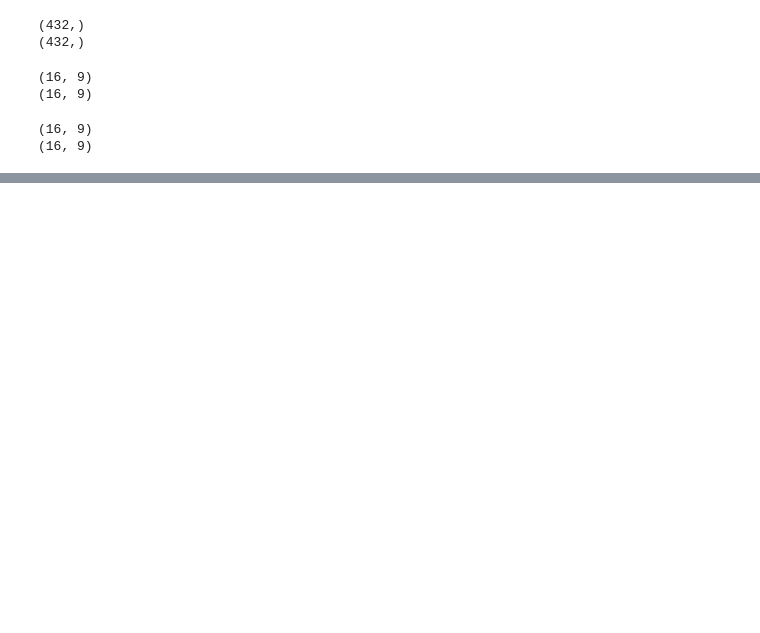
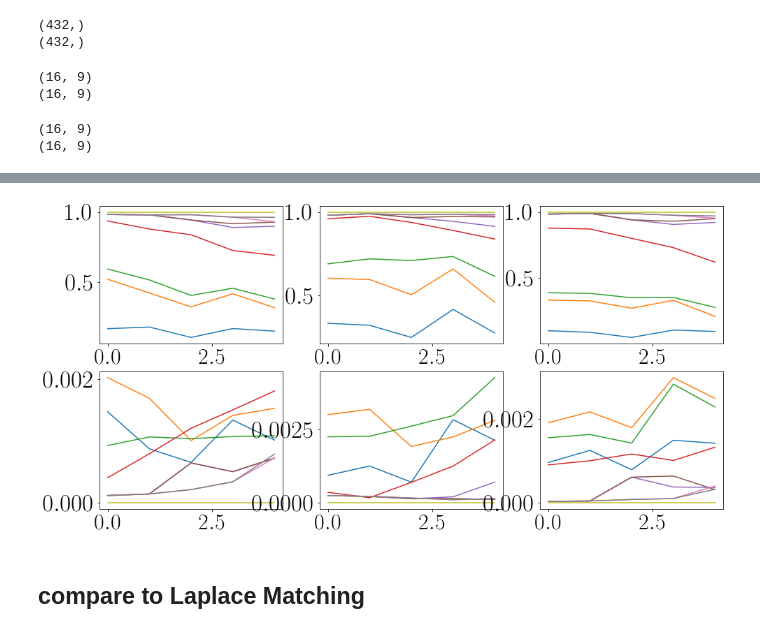
Before and after one commit to mariushobbhahn/Laplace_Matching_for_GLMs, a Jupyter notebook: exp/Dirichlet_Experiment/BTW Bezirksebene Experiment.ipynb, the cells around one changed output, grey strips where cells are left out. Drawn from its saved outputs; the diff is of its cells as text; code cells hidden in the pictures; blank space fills up the shorter version.

```diff
--- a/exp/Dirichlet_Experiment/BTW Bezirksebene Experiment.ipynb
+++ b/exp/Dirichlet_Experiment/BTW Bezirksebene Experiment.ipynb
@@ -906,0 +1034,30 @@ for i in range(len(sm_cum_results_samples)):
+# %%
+# repeat for 5 samples
+
+training_samples_Markt_sm_cum_5, training_samples_Wanne_sm_cum_5, training_samples_Franz_sm_cum_5 = training_samples_sm_cum(post_samples_5)
+
+
+training_samples_Markt_sm_cum_mean_5 = np.mean(training_samples_Markt_sm_cum_5, 0)
+training_samples_Markt_sm_cum_std_5 = np.std(training_samples_Markt_sm_cum_5, 0)
+
+training_samples_Wanne_sm_cum_mean_5 = np.mean(training_samples_Wanne_sm_cum_5, 0)
+training_samples_Wanne_sm_cum_std_5 = np.std(training_samples_Wanne_sm_cum_5, 0)
+
+training_samples_Franz_sm_cum_mean_5 = np.mean(training_samples_Franz_sm_cum_5, 0)
+training_samples_Franz_sm_cum_std_5 = np.std(training_samples_Franz_sm_cum_5, 0)
+
+fig, ax = plt.subplots(2, 3, figsize=(16, 8))
+
+ax[0][0].plot(training_samples_Markt_sm_cum_mean_5)
+ax[0][1].plot(training_samples_Wanne_sm_cum_mean_5)
+ax[0][2].plot(training_samples_Franz_sm_cum_mean_5)
+
+ax[1][0].plot(training_samples_Markt_sm_cum_std_5)
+ax[1][1].plot(training_samples_Wanne_sm_cum_std_5)
+ax[1][2].plot(training_samples_Franz_sm_cum_std_5)
+
+plt.show();
+# %% [output]
+[figure, added]
+# %% [markdown]
+## compare to Laplace Matching
```
Also changed, not shown: parts of 43 cells of this notebook.
